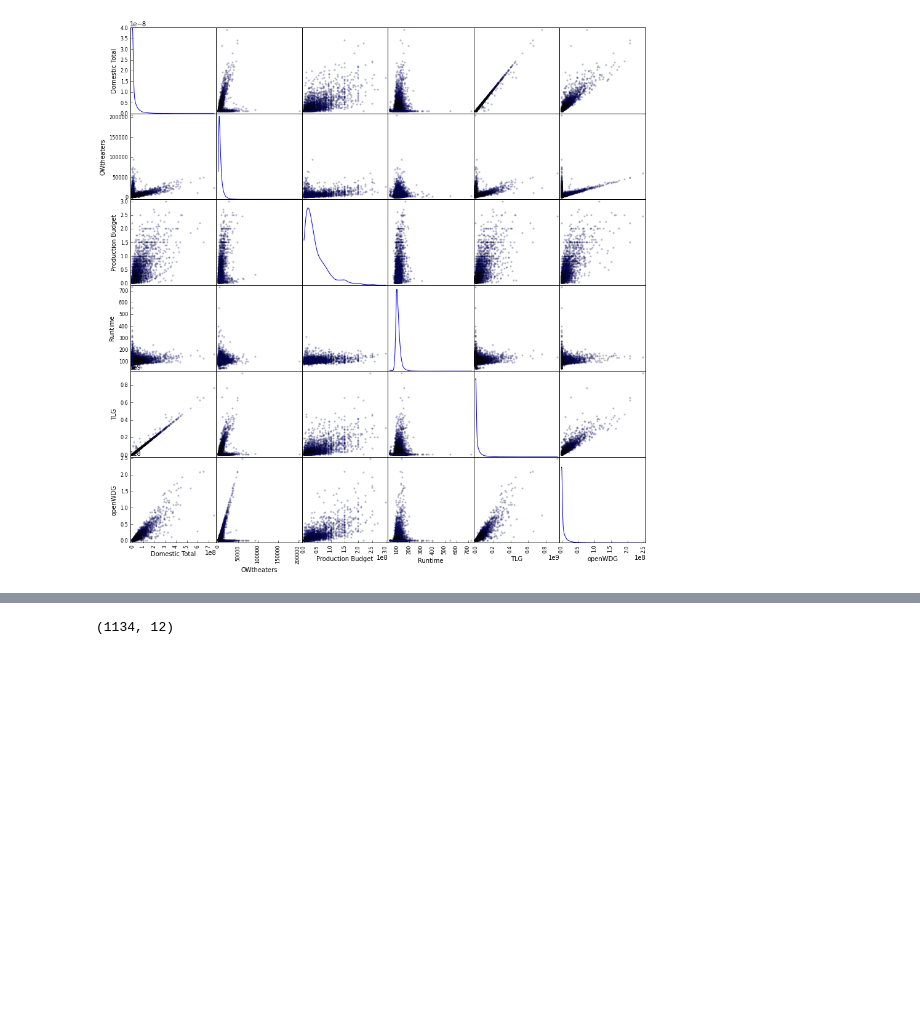
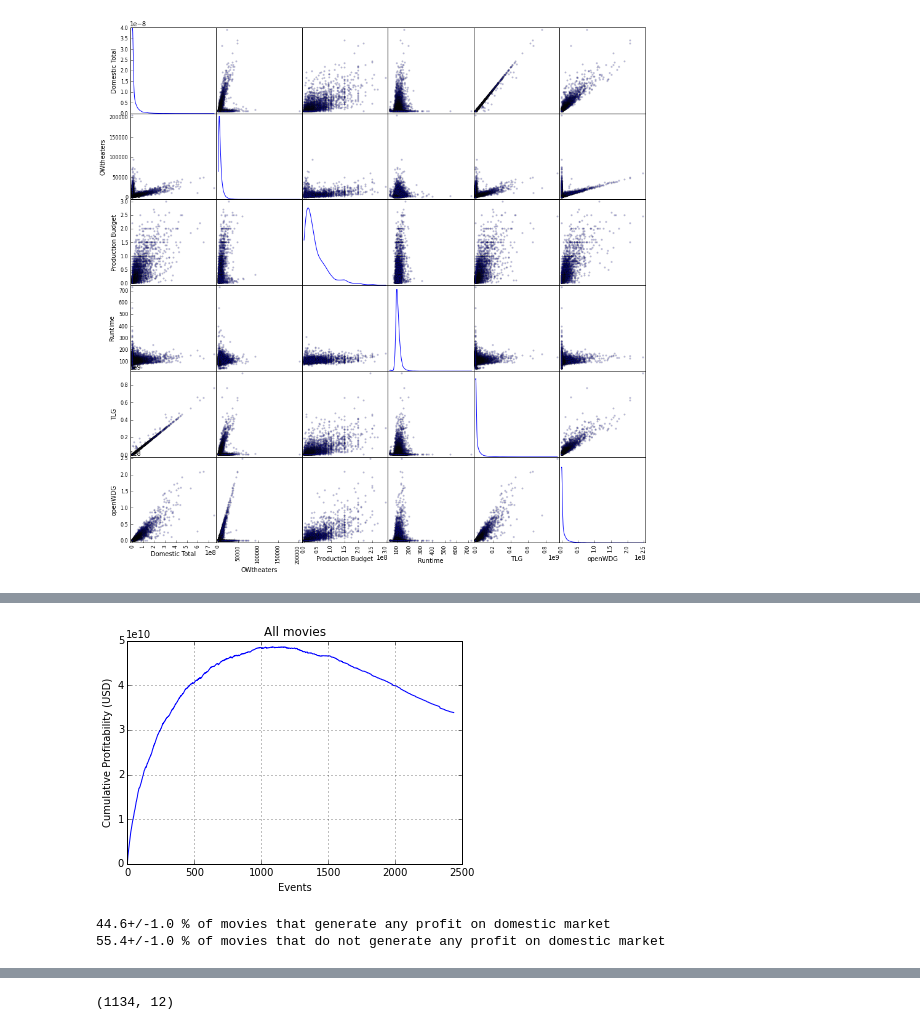
Before and after one commit to iwonapawel/WebScraping, a Jupyter notebook: profitability_analysis.ipynb, the cells around one changed output, grey strips where cells are left out. Cells and saved outputs as stored; diff of their text form; code cells hidden in the pictures; blank space fills up the shorter version.

```diff
--- a/profitability_analysis.ipynb
+++ b/profitability_analysis.ipynb
@@ -106,0 +219,8 @@ dtype: int64
+# %%
+plt.plot(np.cumsum(df1['profitability']))
+plt.ylabel('Cumulative Profitability (USD)')
+plt.xlabel('Events')
+plt.title('All movies')
+plt.grid()
+# %% [output]
+[figure, added]
@@ -106,0 +261,7 @@ dtype: int64
+# %%
+# Calculating percentage of movies with/without profit on domestic market
+print cumulative(df1['profitability'])[0],'% of movies that generate any profit on domestic market'
+print cumulative(df1['profitability'])[1], '% of movies that do not generate any profit on domestic market'
+# %% [output]
+44.6+/-1.0 % of movies that generate any profit on domestic market
+55.4+/-1.0 % of movies that do not generate any profit on domestic market
```
Also changed, not shown: parts of 47 cells of this notebook.
